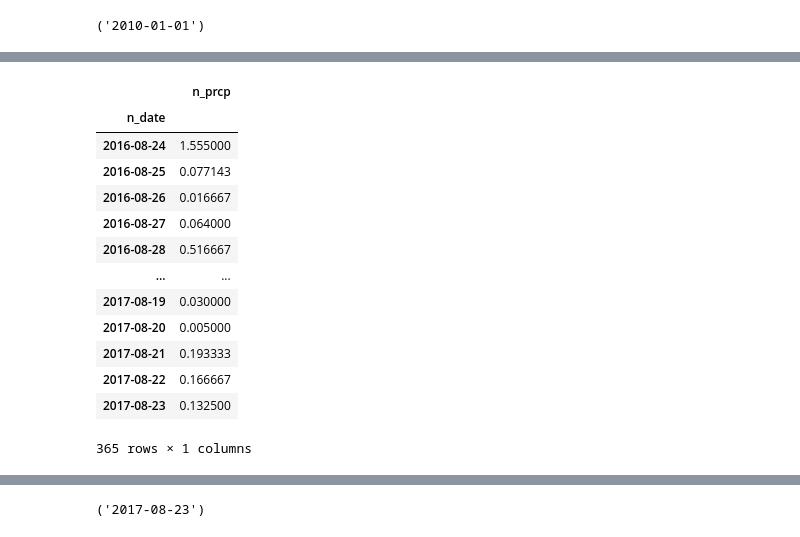
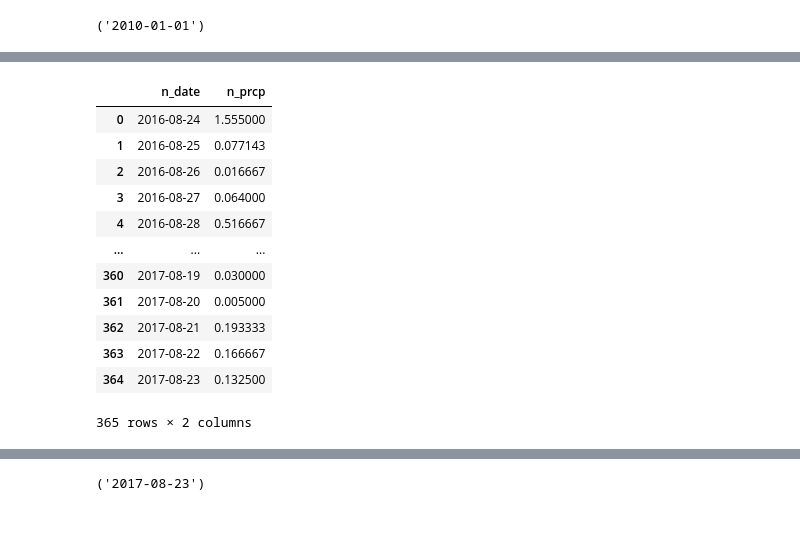
Before and after one commit to jtslater2/JTS-HW10-SQLAlchemy, a Jupyter notebook: climate_starter-jts.ipynb, the cells around one changed output, grey strips where cells are left out. Saved outputs shown, nothing was run; the diff lists cells and outputs as text; code cells hidden in the pictures.

```diff
--- a/climate_starter-jts.ipynb
+++ b/climate_starter-jts.ipynb
@@ -166,27 +167,22 @@ fig.tight_layout()
 # %%
 #df = pd.DataFrame(results, columns=['n_date', 'n_tobs', 'n_prcp'])
 df = pd.DataFrame(results, columns=['n_date','n_prcp'])
 
 df.set_index('n_date', inplace=True, )
 df.head(10)
-df2 = df.groupby(['n_date']).mean()
+df2 = df.groupby(['n_date']).mean().reset_index()
 df2
-df2
-df44 = df.groupby(['n_date']).sum()
-#do not usedf44
-df2
 # %% [output]
-|  | n_prcp |
-| n_date |  |
-| 2016-08-24 | 1.555000 |
-| 2016-08-25 | 0.077143 |
-| 2016-08-26 | 0.016667 |
-| 2016-08-27 | 0.064000 |
-| 2016-08-28 | 0.516667 |
-| ... | ... |
-| 2017-08-19 | 0.030000 |
-| 2017-08-20 | 0.005000 |
-| 2017-08-21 | 0.193333 |
-| 2017-08-22 | 0.166667 |
-| 2017-08-23 | 0.132500 |
+|  | n_date | n_prcp |
+| 0 | 2016-08-24 | 1.555000 |
+| 1 | 2016-08-25 | 0.077143 |
+| 2 | 2016-08-26 | 0.016667 |
+| 3 | 2016-08-27 | 0.064000 |
+| 4 | 2016-08-28 | 0.516667 |
+| ... | ... | ... |
+| 360 | 2017-08-19 | 0.030000 |
+| 361 | 2017-08-20 | 0.005000 |
+| 362 | 2017-08-21 | 0.193333 |
+| 363 | 2017-08-22 | 0.166667 |
+| 364 | 2017-08-23 | 0.132500 |
-365 rows × 1 columns
+365 rows × 2 columns
```
Also changed, not shown: parts of 7 cells of this notebook, 1 other file.
